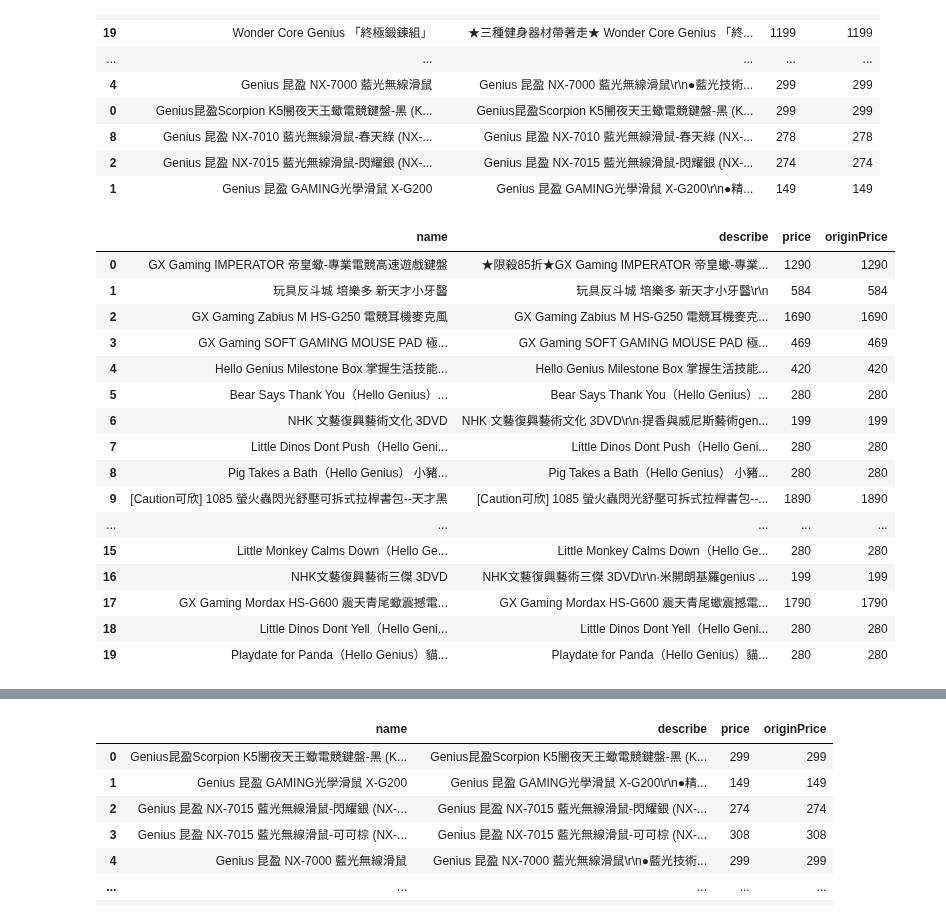
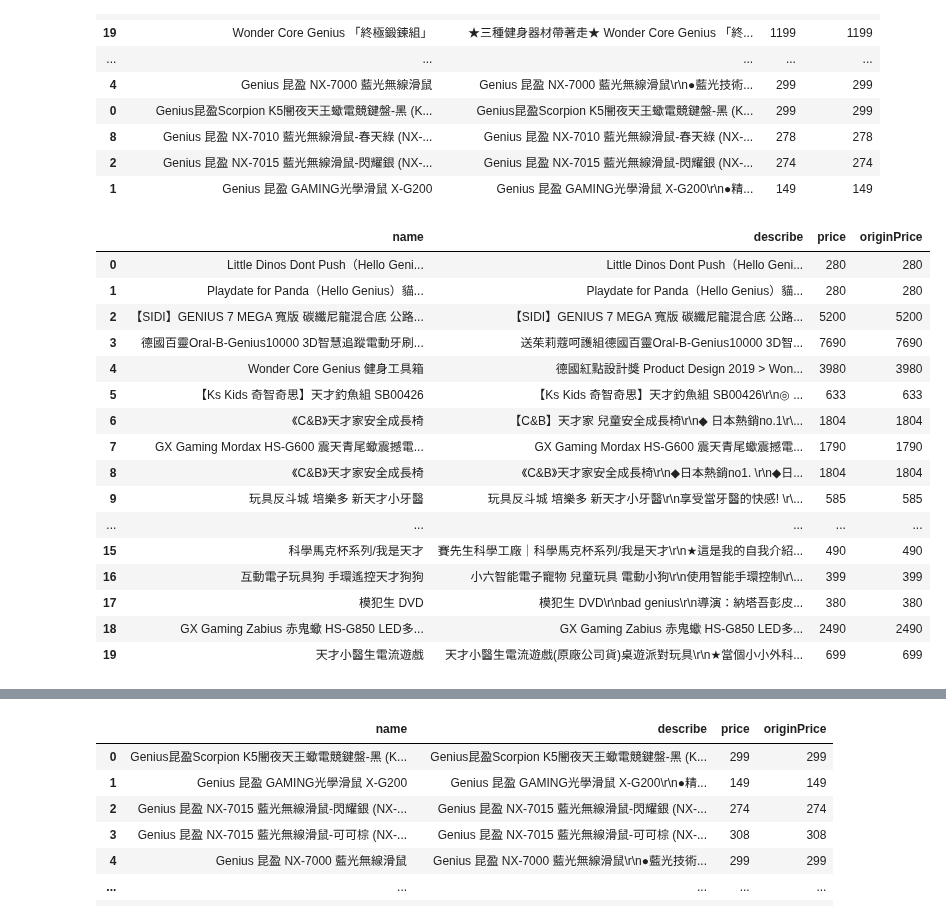
Before and after one commit to ricky4235/Python, a Jupyter notebook: 1_Crawler/IPNB/Test_PC24(JSON).ipynb, the cells around one changed output, grey strips where cells are left out. Saved outputs shown, nothing was run; the diff lists cells and outputs as text; code cells hidden in the pictures.

```diff
--- a/1_Crawler/IPNB/Test_PC24(JSON).ipynb
+++ b/1_Crawler/IPNB/Test_PC24(JSON).ipynb
@@ -77,29 +82,29 @@ df2
 # %%
 #抓取更多頁
 import requests
 products = []
-for i in range(1,6):
+for i in range(1,5):
     res = requests.get(f'https://ecshweb.pchome.com.tw/search/v3.3/all/results?q=%E6%98%86%E7%9B%88&page={i}&sort=sale/dc')
     js = res.json()
     df = pandas.DataFrame(js['prods'])
     df1 = df[['name', 'describe', 'price', 'originPrice']]
     products.append(df1)
 df1
 # %% [output]
 |  | name | describe | price | originPrice |
-| 0 | GX Gaming IMPERATOR 帝皇蠍-專業電競高速遊戲鍵盤 | ★限殺85折★GX Gaming IMPERATOR 帝皇蠍-專業... | 1290 | 1290 |
-| 1 | 玩具反斗城 培樂多 新天才小牙醫 | 玩具反斗城 培樂多 新天才小牙醫\r\n | 584 | 584 |
-| 2 | GX Gaming Zabius M HS-G250 電競耳機麥克風 | GX Gaming Zabius M HS-G250 電競耳機麥克... | 1690 | 1690 |
-| 3 | GX Gaming SOFT GAMING MOUSE PAD 極... | GX Gaming SOFT GAMING MOUSE PAD 極... | 469 | 469 |
-| 4 | Hello Genius Milestone Box 掌握生活技能... | Hello Genius Milestone Box 掌握生活技能... | 420 | 420 |
-| 5 | Bear Says Thank You（Hello Genius）... | Bear Says Thank You（Hello Genius）... | 280 | 280 |
-| 6 | NHK 文藝復興藝術文化 3DVD | NHK 文藝復興藝術文化 3DVD\r\n‧提香與威尼斯藝術gen... | 199 | 199 |
-| 7 | Little Dinos Dont Push（Hello Geni... | Little Dinos Dont Push（Hello Geni... | 280 | 280 |
-| 8 | Pig Takes a Bath（Hello Genius） 小豬... | Pig Takes a Bath（Hello Genius） 小豬... | 280 | 280 |
-| 9 | [Caution可欣] 1085 螢火蟲閃光舒壓可拆式拉桿書包--天才黑 | [Caution可欣] 1085 螢火蟲閃光舒壓可拆式拉桿書包--... | 1890 | 1890 |
+| 0 | Little Dinos Dont Push（Hello Geni... | Little Dinos Dont Push（Hello Geni... | 280 | 280 |
+| 1 | Playdate for Panda（Hello Genius）貓... | Playdate for Panda（Hello Genius）貓... | 280 | 280 |
+| 2 | 【SIDI】GENIUS 7 MEGA 寬版 碳纖尼龍混合底 公路... | 【SIDI】GENIUS 7 MEGA 寬版 碳纖尼龍混合底 公路... | 5200 | 5200 |
+| 3 | 德國百靈Oral-B-Genius10000 3D智慧追蹤電動牙刷... | 送茱莉蔻呵護組德國百靈Oral-B-Genius10000 3D智... | 7690 | 7690 |
+| 4 | Wonder Core Genius 健身工具箱 | 德國紅點設計獎 Product Design 2019 > Won... | 3980 | 3980 |
+| 5 | 【Ks Kids 奇智奇思】天才釣魚組 SB00426 | 【Ks Kids 奇智奇思】天才釣魚組 SB00426\r\n◎ ... | 633 | 633 |
+| 6 | 《C&B》天才家安全成長椅 | 【C&B】天才家 兒童安全成長椅\r\n◆ 日本熱銷no.1\r\... | 1804 | 1804 |
+| 7 | GX Gaming Mordax HS-G600 震天青尾蠍震撼電... | GX Gaming Mordax HS-G600 震天青尾蠍震撼電... | 1790 | 1790 |
+| 8 | 《C&B》天才家安全成長椅 | 《C&B》天才家安全成長椅\r\n◆日本熱銷no1. \r\n◆日... | 1804 | 1804 |
+| 9 | 玩具反斗城 培樂多 新天才小牙醫 | 玩具反斗城 培樂多 新天才小牙醫\r\n享受當牙醫的快感! \r\... | 585 | 585 |
 | ... | ... | ... | ... | ... |
-| 15 | Little Monkey Calms Down（Hello Ge... | Little Monkey Calms Down（Hello Ge... | 280 | 280 |
-| 16 | NHK文藝復興藝術三傑 3DVD | NHK文藝復興藝術三傑 3DVD\r\n‧米開朗基羅genius ... | 199 | 199 |
-| 17 | GX Gaming Mordax HS-G600 震天青尾蠍震撼電... | GX Gaming Mordax HS-G600 震天青尾蠍震撼電... | 1790 | 1790 |
-| 18 | Little Dinos Dont Yell（Hello Geni... | Little Dinos Dont Yell（Hello Geni... | 280 | 280 |
-| 19 | Playdate for Panda（Hello Genius）貓... | Playdate for Panda（Hello Genius）貓... | 280 | 280 |
+| 15 | 科學馬克杯系列/我是天才 | 賽先生科學工廠｜科學馬克杯系列/我是天才\r\n★這是我的自我介紹... | 490 | 490 |
+| 16 | 互動電子玩具狗 手環遙控天才狗狗 | 小六智能電子寵物 兒童玩具 電動小狗\r\n使用智能手環控制\r\... | 399 | 399 |
+| 17 | 模犯生 DVD | 模犯生 DVD\r\nbad genius\r\n導演：納塔吾彭皮... | 380 | 380 |
+| 18 | GX Gaming Zabius 赤鬼蠍 HS-G850 LED多... | GX Gaming Zabius 赤鬼蠍 HS-G850 LED多... | 2490 | 2490 |
+| 19 | 天才小醫生電流遊戲 | 天才小醫生電流遊戲(原廠公司貨)桌遊派對玩具\r\n★當個小小外科... | 699 | 699 |
```
Also changed, not shown: parts of 9 cells of this notebook, 9 other files.
